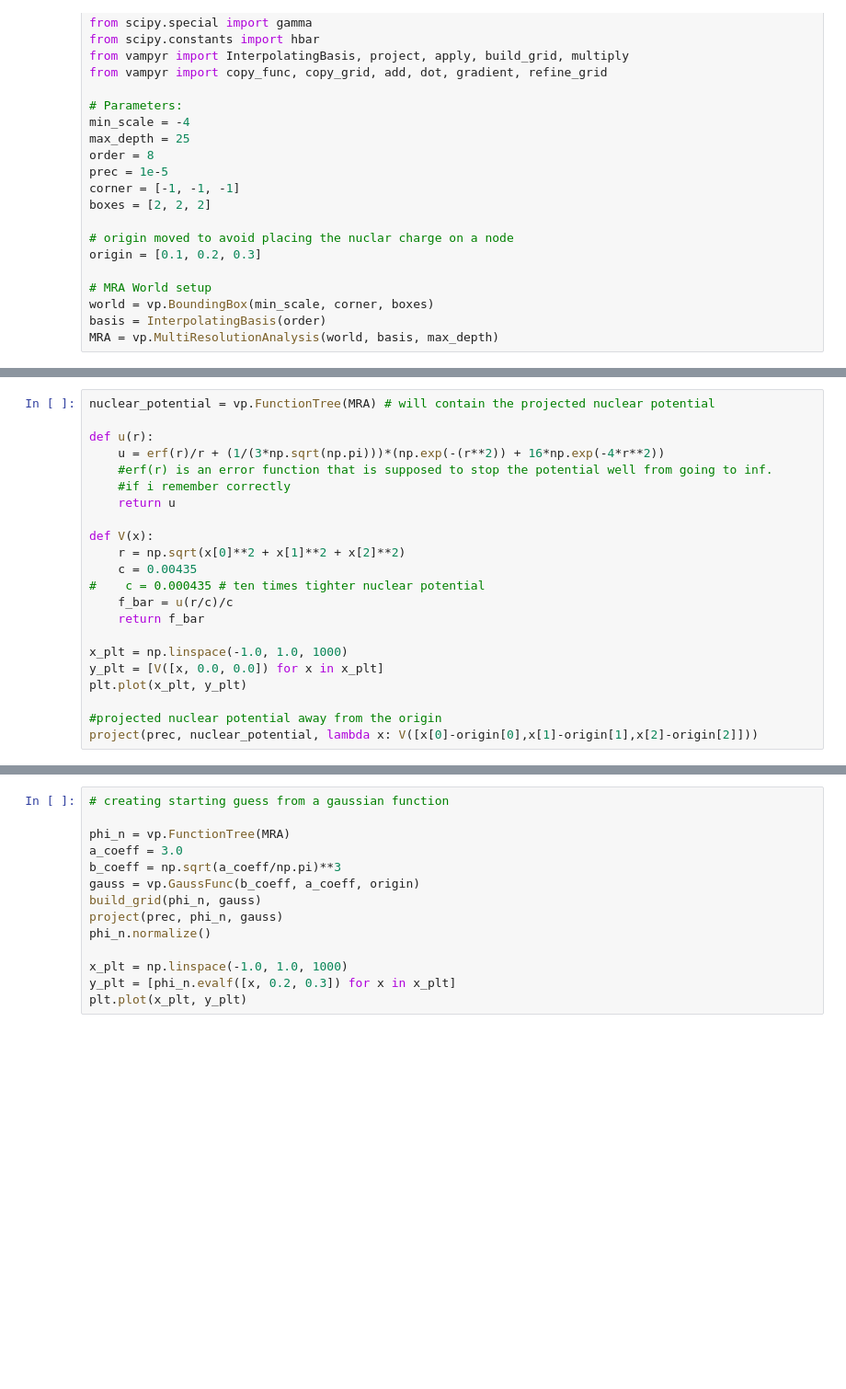
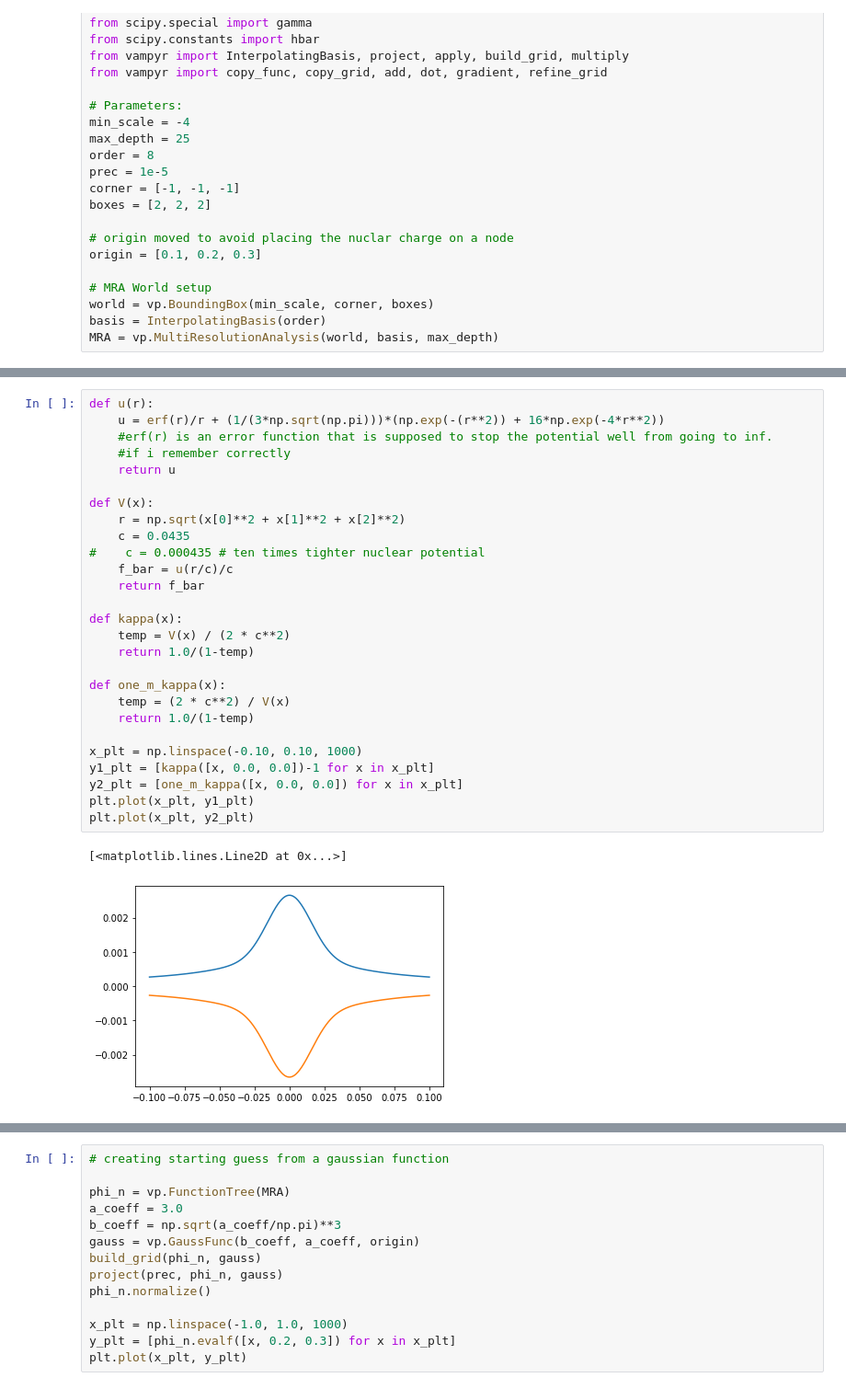
Before and after one commit to MRChemSoft/ReMRChem, a Jupyter notebook: H.ipynb, the cells around one changed output, grey strips where cells are left out. Shown: that part at 92% size. Drawn from its saved outputs; the diff is of its cells as text; blank space fills up the shorter version.

```diff
--- a/H.ipynb
+++ b/H.ipynb
@@ -96,22 +101,30 @@ _ = plt.plot(x_plt, y_plt)
 # %%
-nuclear_potential = vp.FunctionTree(MRA) # will contain the projected nuclear potential
-
 def u(r):
     u = erf(r)/r + (1/(3*np.sqrt(np.pi)))*(np.exp(-(r**2)) + 16*np.exp(-4*r**2))
     #erf(r) is an error function that is supposed to stop the potential well from going to inf.
     #if i remember correctly
     return u
 
 def V(x):
     r = np.sqrt(x[0]**2 + x[1]**2 + x[2]**2)
-    c = 0.00435
+    c = 0.0435
 #    c = 0.000435 # ten times tighter nuclear potential
     f_bar = u(r/c)/c
     return f_bar
 
-x_plt = np.linspace(-1.0, 1.0, 1000)
-y_plt = [V([x, 0.0, 0.0]) for x in x_plt]
-plt.plot(x_plt, y_plt)
+def kappa(x):
+    temp = V(x) / (2 * c**2)
+    return 1.0/(1-temp)
 
-#projected nuclear potential away from the origin
-project(prec, nuclear_potential, lambda x: V([x[0]-origin[0],x[1]-origin[1],x[2]-origin[2]]))
+def one_m_kappa(x):
+    temp = (2 * c**2) / V(x)
+    return 1.0/(1-temp)
+
+x_plt = np.linspace(-0.10, 0.10, 1000)
+y1_plt = [kappa([x, 0.0, 0.0])-1 for x in x_plt]
+y2_plt = [one_m_kappa([x, 0.0, 0.0]) for x in x_plt]
+plt.plot(x_plt, y1_plt)
+plt.plot(x_plt, y2_plt)
+# %% [output]
+[<matplotlib.lines.Line2D at 0x...>]
+[figure, added]
```
Also changed, not shown: parts of 3 cells of this notebook, 3 other files.
